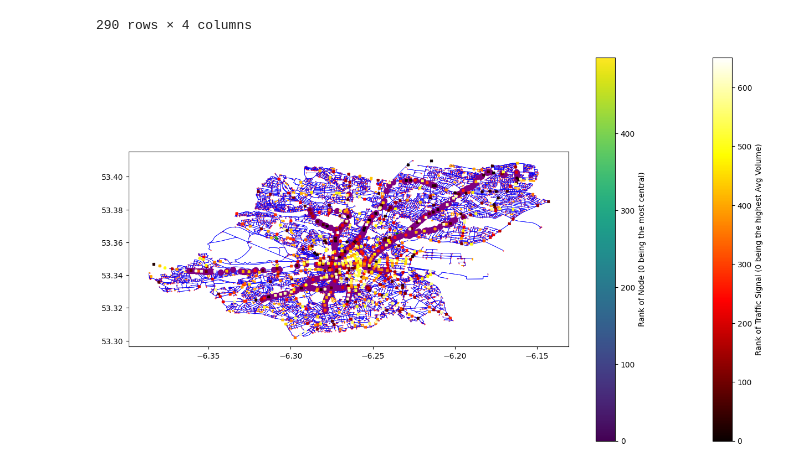
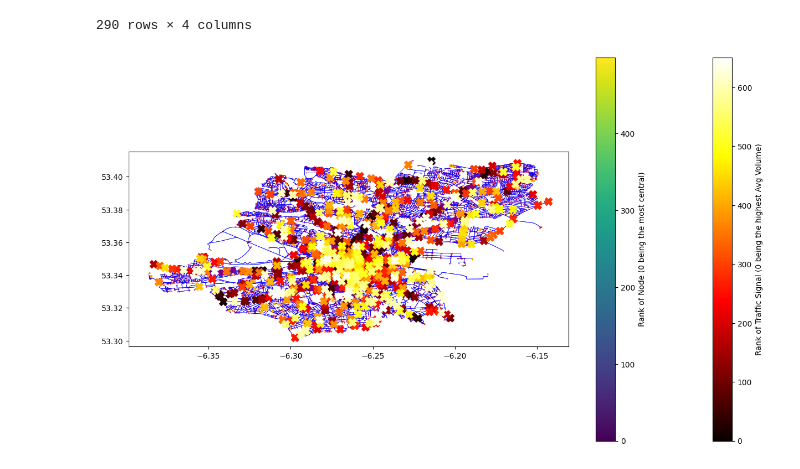
Before and after one commit to williamosherson/hackathon, a Jupyter notebook: hackathon.ipynb, the cells around one changed output. Saved outputs shown, nothing was run; the diff lists cells and outputs as text; code cells hidden in the pictures.

```diff
--- a/hackathon.ipynb
+++ b/hackathon.ipynb
@@ -341,32 +341,32 @@ other_edges.plot(ax=ax, linewidth=0.5, color='blue', zorder=2) # Plot other edge
 doubled_edges.plot(ax=ax, linewidth=1.0, color='orange', zorder=2) # Increased linewidth for doubled roads
 trippled_edges.plot(ax=ax, linewidth=1, color='green', zorder=2) # Increased linewidth for trippled roads
 
 
 # Plot the top n nodes on top of all other elements
 top_nodes_gdf.plot(ax=ax, markersize=50, color='purple', zorder=3) # Increased markersize and varying color for top nodes
 
 # Plot the traffic signals colored by their rank
-traffic_signals_gdf_sorted.plot(ax=ax, markersize=10, color=colors_traffic, marker='X', label='Traffic Signals (Rank by Avg Volume)', zorder=4)
+traffic_signals_gdf_sorted.plot(ax=ax, markersize=100, color=colors_traffic, marker='X', label='Traffic Signals (Rank by Avg Volume)', zorder=4)
 
 # Add a color bar for the traffic signals
 norm_traffic = mcolors.Normalize(vmin=0, vmax=len(traffic_signals_gdf_sorted)-1) # Normalize the color scale to the number of traffic signals
 sm_traffic = plt.cm.ScalarMappable(cmap=cmap_traffic, norm=norm_traffic)
 sm_traffic.set_array([]) # Needed for the colorbar to work
 cbar_traffic = fig.colorbar(sm_traffic, ax=ax)
 cbar_traffic.set_label('Rank of Traffic Signal (0 being the highest Avg Volume)')
 
 
 # Add a color bar for the top nodes
 norm = mcolors.Normalize(vmin=0, vmax=n-1) # Normalize the color scale to the number of nodes
 sm = plt.cm.ScalarMappable(cmap=cmap, norm=norm)
 sm.set_array([]) # Needed for the colorbar to work
 cbar = fig.colorbar(sm, ax=ax)
 cbar.set_label('Rank of Node (0 being the most central)')
 
 
 # Save the figure before showing it
 plt.savefig('edges_plot_with_top_nodes_gradient.png', dpi=1000) # Save with higher dpi and new filename
 
 plt.show()
 # %% [output]
-[figure, old version]
+[figure, new version]
```
Also changed, not shown: parts of 10 cells of this notebook.
